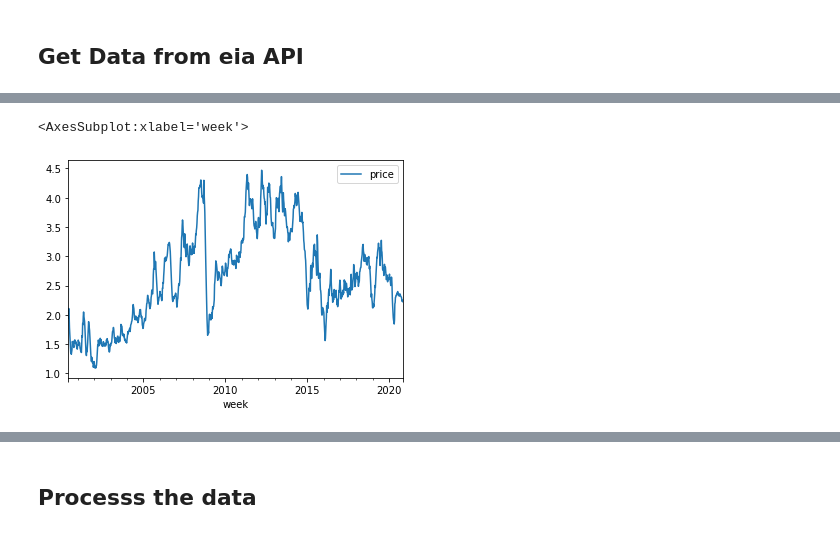
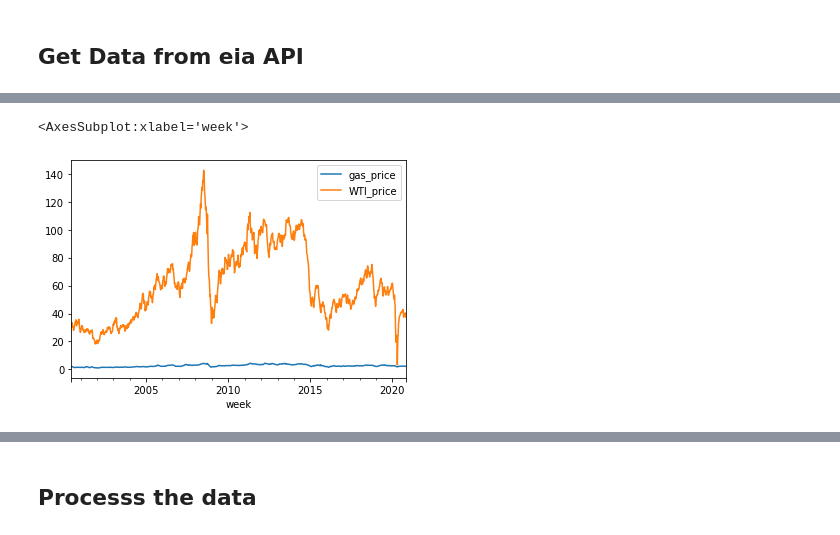
Before and after one commit to ioanacasandra7/Gas-price-prediction, a Jupyter notebook: models/test_model.ipynb, the cells around one changed output, grey strips where cells are left out. Cells and saved outputs as stored; diff of their text form; code cells hidden in the pictures.

```diff
--- a/models/test_model.ipynb
+++ b/models/test_model.ipynb
@@ -30,0 +50,9 @@ df['week'] = pd.to_datetime(df['week'])
+# %%
+df_gas_prices['week'] = pd.to_datetime(df_gas_prices['week'])
+df_WTI['week'] = pd.to_datetime(df_WTI['week'])
+# %%
+df_gas_prices = df_gas_prices.groupby(pd.Grouper(key="week", freq = 'W')).sum()
+# %%
+df_WTI = df_WTI.groupby(pd.Grouper(key="week", freq = 'W')).sum()
+# %%
+df = df_gas_prices.merge(df_WTI, on = 'week')
@@ -31,5 +76,5 @@ df['week'] = pd.to_datetime(df['week'])
 # %%
-df.plot(x = 'week', y = 'price')
+df.plot()
 # %% [output]
 <AxesSubplot:xlabel='week'>
-[figure, old version]
+[figure, new version]
```
Also changed, not shown: parts of 40 cells of this notebook, 2 other files.
